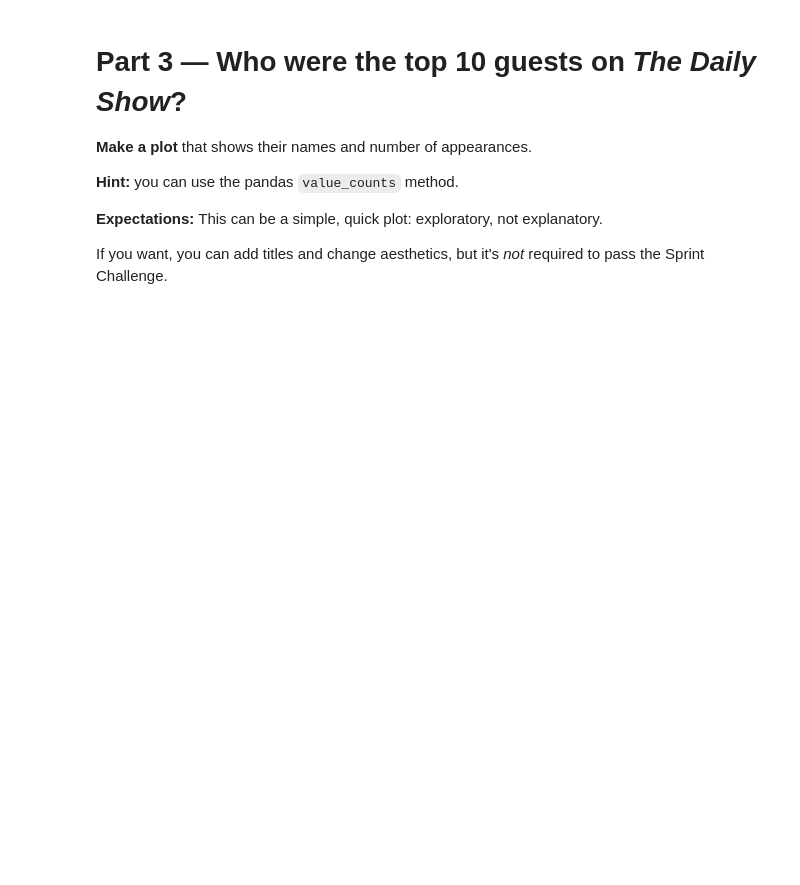
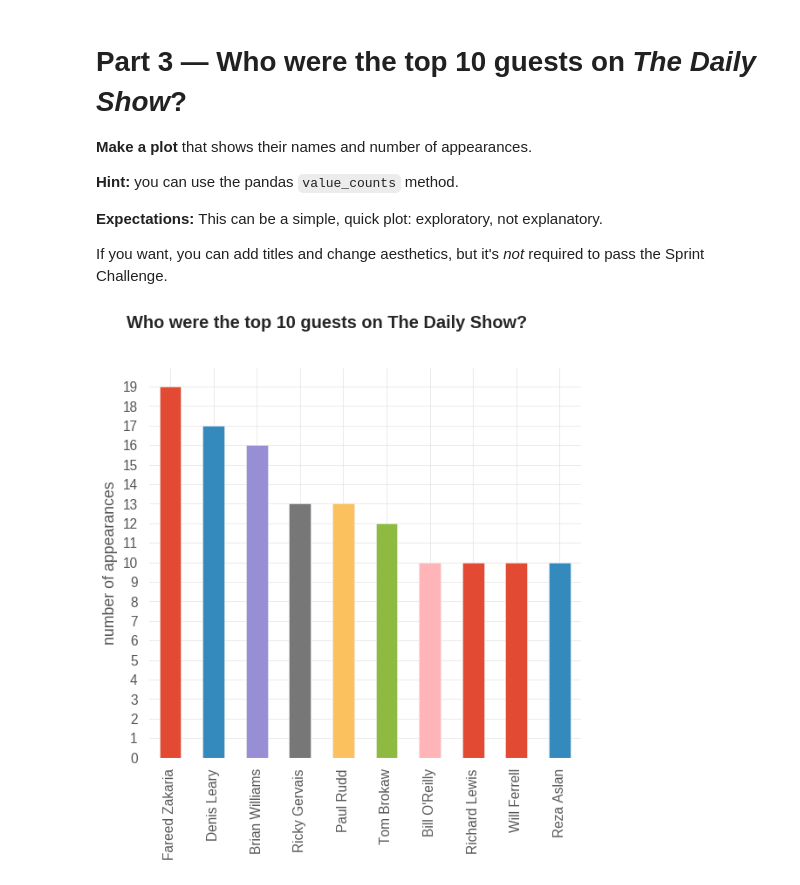
Before and after one commit to bloominstituteoftechnology/DS-Sprint-02-Storytelling-With-Data, a Jupyter notebook: DS_Unit_1_Sprint_Challenge_2.ipynb, the cells around one changed output. Drawn from its saved outputs; the diff is of its cells as text; code cells hidden in the pictures; blank space fills up the shorter version.

```diff
--- a/DS_Unit_1_Sprint_Challenge_2.ipynb
+++ b/DS_Unit_1_Sprint_Challenge_2.ipynb
@@ -80,0 +134,3 @@ If you want, you can add titles and change aesthetics, but it's _not_ required t
+# %%
+guests = df['Guest'].value_counts().head(10)
+guests
@@ -80,0 +139,15 @@ If you want, you can add titles and change aesthetics, but it's _not_ required t
+# %%
+plt.style.use('ggplot')
+
+fig, ax = plt.subplots(figsize=(8,7))
+guests.plot.bar()
+ax.patch.set_facecolor('white')
+
+ax.set(yticks=range(0,20,1))
+ax.text(x=-1, y=22, s ="Who were the top 10 guests on The Daily Show?",
+             fontsize=18, fontweight='bold');
+plt.grid(color='#dcdcdc', linestyle='solid')
+plt.tick_params(axis='both',labelsize=14)
+plt.ylabel('number of appearances', fontsize=16);
+# %% [output]
+[figure, added]
```
Also changed, not shown: parts of 10 cells of this notebook.
